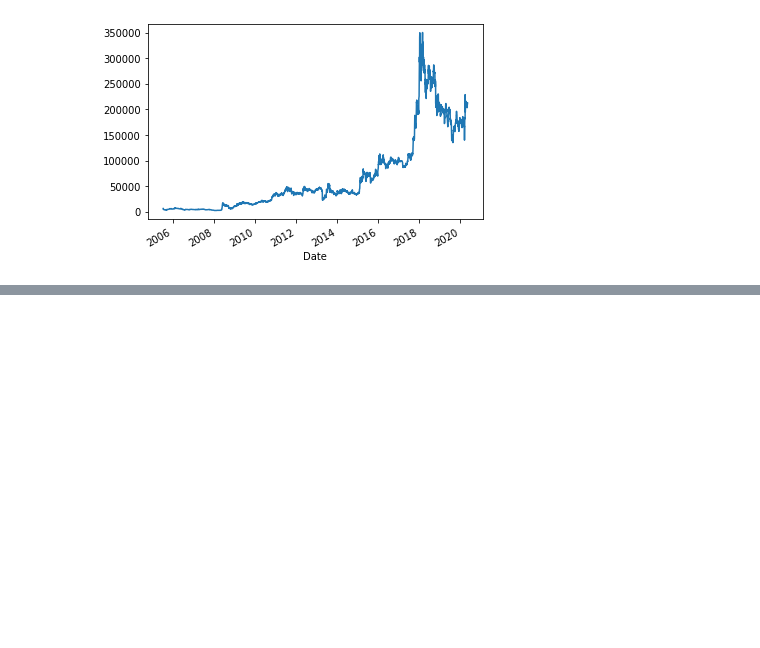
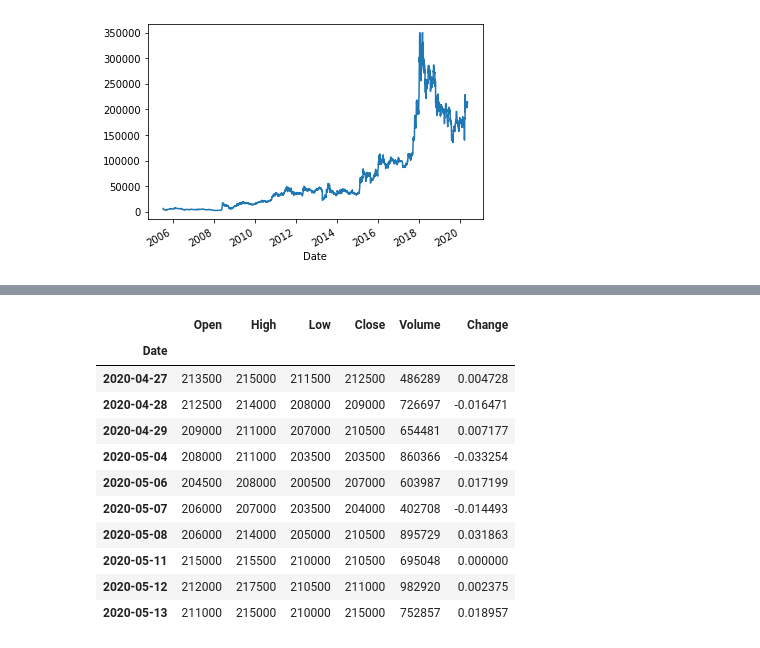
Before and after one commit to cjssla1/projectJucker, a Jupyter notebook: Code/김경중/lstm_FinanceDataReader.ipynb, the cells around one changed output, grey strips where cells are left out. Cells and saved outputs as stored; diff of their text form; code cells hidden in the pictures; blank space fills up the shorter version.

```diff
--- a/Code/김경중/lstm_FinanceDataReader.ipynb
+++ b/Code/김경중/lstm_FinanceDataReader.ipynb
@@ -61,0 +368,16 @@ df['Close'].plot()
+# %%
+k = fdr.DataReader('068270')
+k.tail(10)
+# %% [output]
+|  | Open | High | Low | Close | Volume | Change |
+| Date |  |  |  |  |  |  |
+| 2020-04-27 | 213500 | 215000 | 211500 | 212500 | 486289 | 0.004728 |
+| 2020-04-28 | 212500 | 214000 | 208000 | 209000 | 726697 | -0.016471 |
+| 2020-04-29 | 209000 | 211000 | 207000 | 210500 | 654481 | 0.007177 |
+| 2020-05-04 | 208000 | 211000 | 203500 | 203500 | 860366 | -0.033254 |
+| 2020-05-06 | 204500 | 208000 | 200500 | 207000 | 603987 | 0.017199 |
+| 2020-05-07 | 206000 | 207000 | 203500 | 204000 | 402708 | -0.014493 |
+| 2020-05-08 | 206000 | 214000 | 205000 | 210500 | 895729 | 0.031863 |
+| 2020-05-11 | 215000 | 215500 | 210000 | 210500 | 695048 | 0.000000 |
+| 2020-05-12 | 212000 | 217500 | 210500 | 211000 | 982920 | 0.002375 |
+| 2020-05-13 | 211000 | 215000 | 210000 | 215000 | 752857 | 0.018957 |
```
Also changed, not shown: parts of 19 cells of this notebook.
